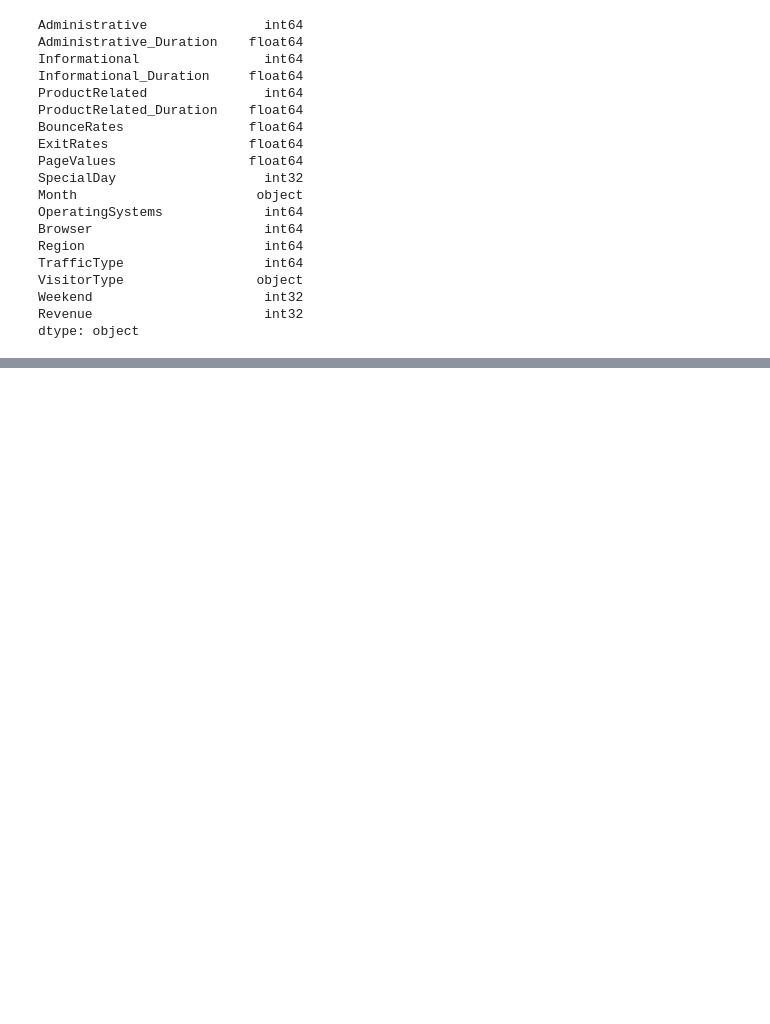
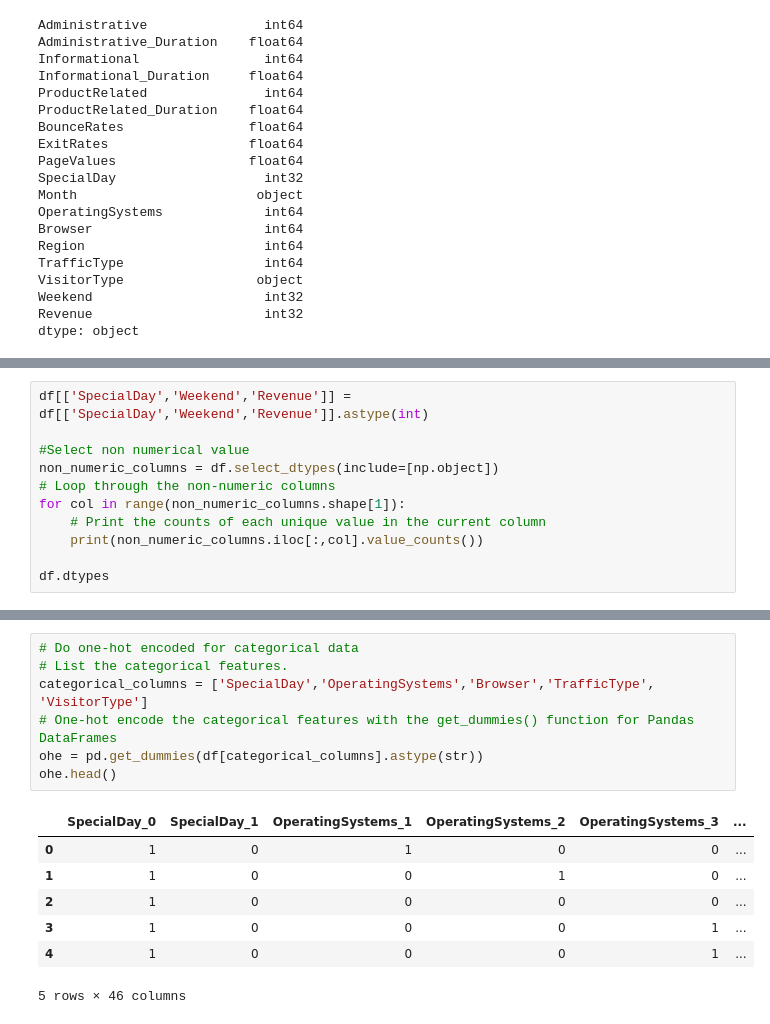
Before and after one commit to adinrh/Online-Shoppers-Purchasing-Intention, a Jupyter notebook: Main_online_shoppers.ipynb, the cells around one changed output, grey strips where cells are left out. Drawn from its saved outputs; the diff is of its cells as text; blank space fills up the shorter version.

```diff
--- a/Main_online_shoppers.ipynb
+++ b/Main_online_shoppers.ipynb
@@ -153,0 +200,11 @@ dtype: object
+# %%
+df[['SpecialDay','Weekend','Revenue']] = df[['SpecialDay','Weekend','Revenue']].astype(int)
+
+#Select non numerical value
+non_numeric_columns = df.select_dtypes(include=[np.object])
+# Loop through the non-numeric columns
+for col in range(non_numeric_columns.shape[1]):
+    # Print the counts of each unique value in the current column
+    print(non_numeric_columns.iloc[:,col].value_counts())
+
+df.dtypes
@@ -153,0 +264,15 @@ dtype: object
+# %%
+# Do one-hot encoded for categorical data
+# List the categorical features.
+categorical_columns = ['SpecialDay','OperatingSystems','Browser','TrafficType', 'VisitorType']
+# One-hot encode the categorical features with the get_dummies() function for Pandas DataFrames
+ohe = pd.get_dummies(df[categorical_columns].astype(str))
+ohe.head()
+# %% [output]
+|  | SpecialDay_0 | SpecialDay_1 | OperatingSystems_1 | OperatingSystems_2 | OperatingSystems_3 | ... |
+| 0 | 1 | 0 | 1 | 0 | 0 | ... |
+| 1 | 1 | 0 | 0 | 1 | 0 | ... |
+| 2 | 1 | 0 | 0 | 0 | 0 | ... |
+| 3 | 1 | 0 | 0 | 0 | 1 | ... |
+| 4 | 1 | 0 | 0 | 0 | 1 | ... |
+5 rows × 46 columns
```
Also changed, not shown: parts of 9 cells of this notebook.
